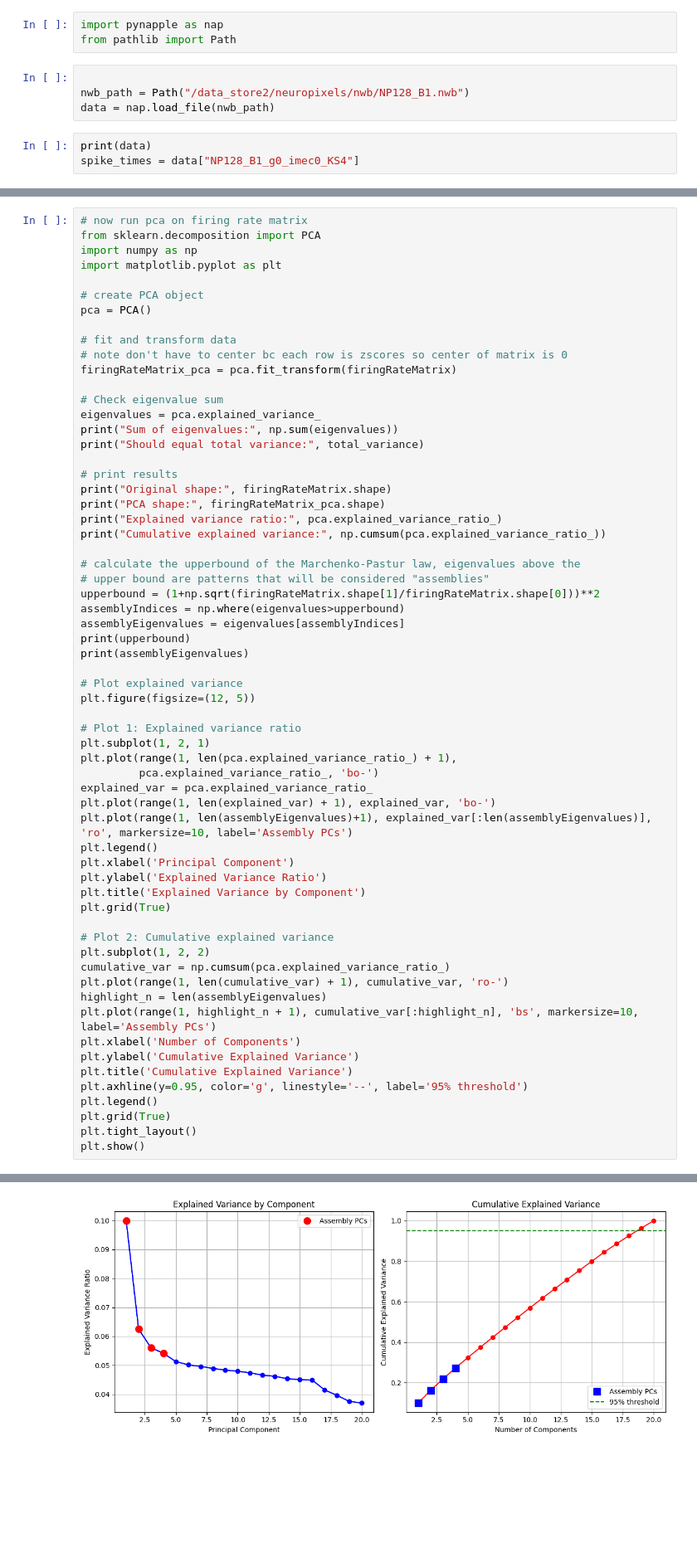
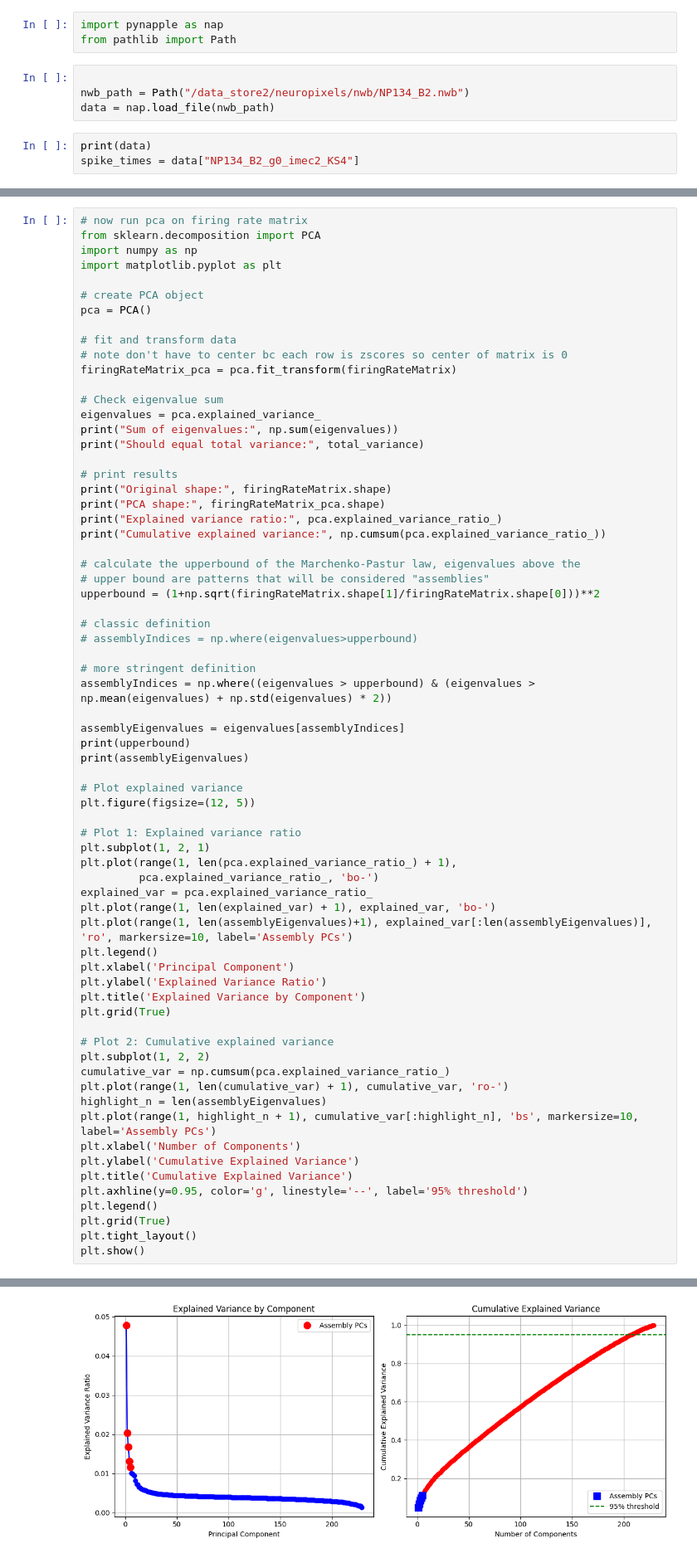
Before and after one commit to gumbach-su/tumor_np, a Jupyter notebook: ensemble_ex.ipynb, the cells around one changed output, grey strips where cells are left out. Shown at 83% size. Drawn from its saved outputs; the diff is of its cells as text; blank space fills up the shorter version.

```diff
--- a/ensemble_ex.ipynb
+++ b/ensemble_ex.ipynb
@@ -3,9 +3,9 @@ import pynapple as nap
 from pathlib import Path
 # %%
 
-nwb_path = Path("/data_store2/neuropixels/nwb/NP128_B1.nwb")
+nwb_path = Path("/data_store2/neuropixels/nwb/NP134_B2.nwb")
 data = nap.load_file(nwb_path)
 # %%
 print(data)
-spike_times = data["NP128_B1_g0_imec0_KS4"]
+spike_times = data["NP134_B2_g0_imec2_KS4"]
 # %% [output]
@@ -142,7 +167,13 @@ print("Cumulative explained variance:", np.cumsum(pca.explained_variance_ratio_)
 # calculate the upperbound of the Marchenko-Pastur law, eigenvalues above the
 # upper bound are patterns that will be considered "assemblies"
 upperbound = (1+np.sqrt(firingRateMatrix.shape[1]/firingRateMatrix.shape[0]))**2
-assemblyIndices = np.where(eigenvalues>upperbound)
+
+# classic definition
+# assemblyIndices = np.where(eigenvalues>upperbound)
+
+# more stringent definition
+assemblyIndices = np.where((eigenvalues > upperbound) & (eigenvalues > np.mean(eigenvalues) + np.std(eigenvalues) * 2))
+
 assemblyEigenvalues = eigenvalues[assemblyIndices]
 print(upperbound)
 print(assemblyEigenvalues)
@@ -195,4 +229,4 @@ Cumulative explained variance: [0.09992722 0.1624229  0.2184492  0.27260779 0.32
-[figure, old version]
+[figure, new version]
 # %%
 # now run ICA on PCA result
 from sklearn.decomposition import FastICA
```
Also changed, not shown: parts of 9 cells of this notebook, 1 other file.
